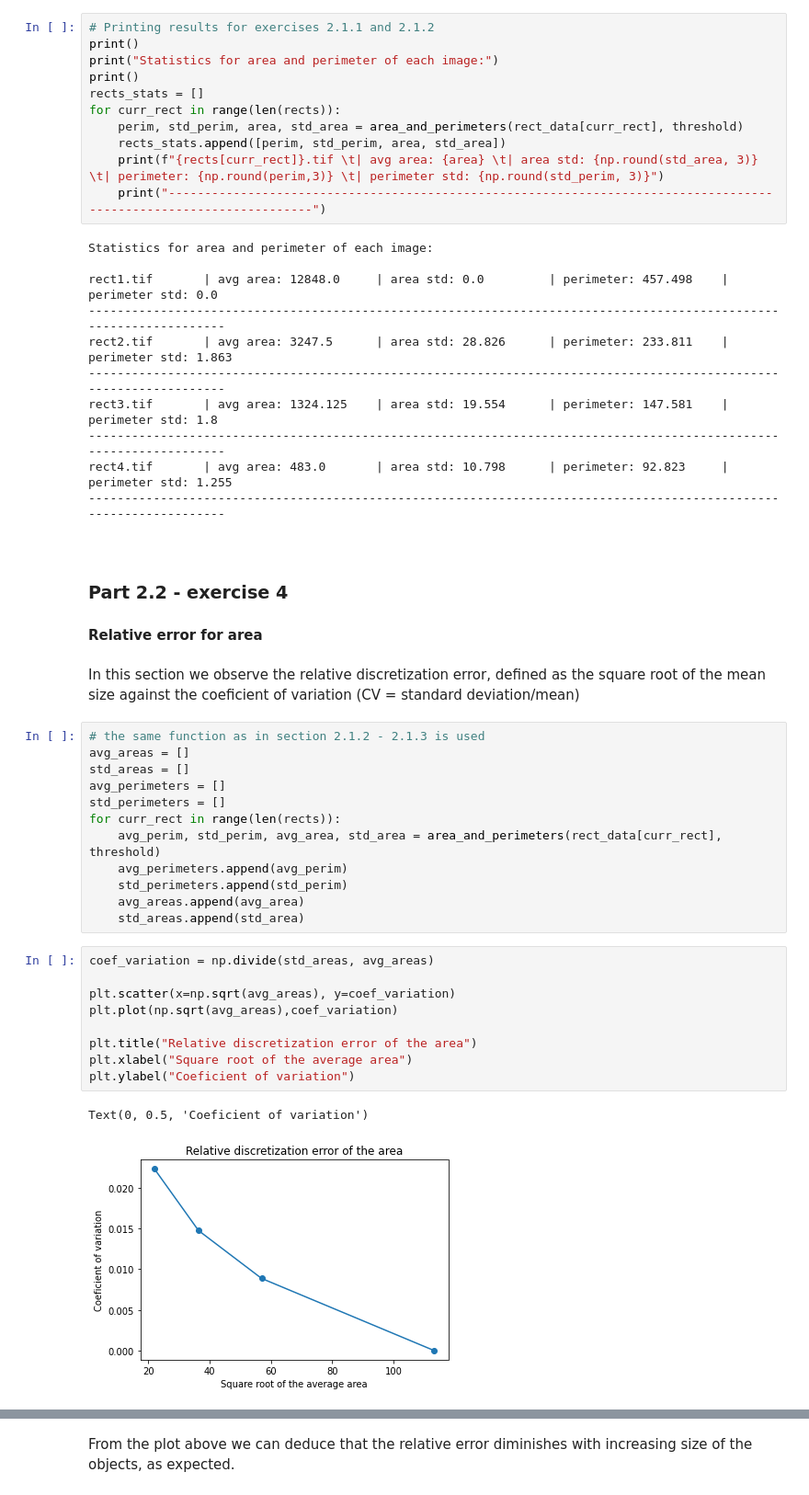
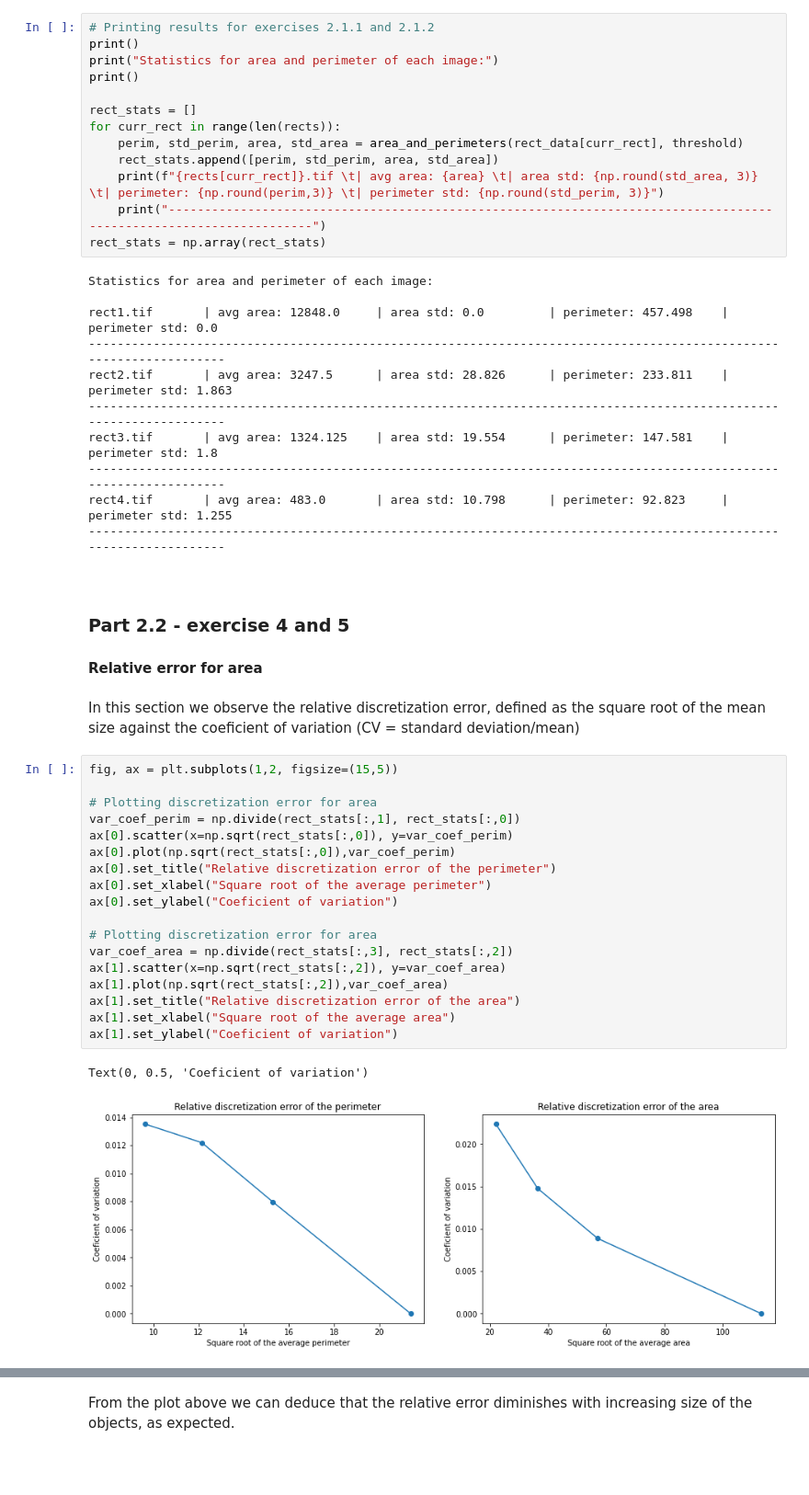
Before and after one commit to eleonoraieronimaki/image_analysis_assignment_2, a Jupyter notebook: assignment2.ipynb, the cells around one changed output, grey strips where cells are left out. Shown at 92% size. Drawn from its saved outputs; the diff is of its cells as text; blank space fills up the shorter version.

```diff
--- a/assignment2.ipynb
+++ b/assignment2.ipynb
@@ -114,12 +118,14 @@ Area of rect1.tif calculated with numpy: 4830, should be same as below.
 print()
 print("Statistics for area and perimeter of each image:")
 print()
-rects_stats = []
+
+rect_stats = []
 for curr_rect in range(len(rects)):
     perim, std_perim, area, std_area = area_and_perimeters(rect_data[curr_rect], threshold)
-    rects_stats.append([perim, std_perim, area, std_area])
+    rect_stats.append([perim, std_perim, area, std_area])
     print(f"{rects[curr_rect]}.tif \t| avg area: {area} \t| area std: {np.round(std_area, 3)} \t| perimeter: {np.round(perim,3)} \t| perimeter std: {np.round(std_perim, 3)}")
     print("-------------------------------------------------------------------------------------------------------------------")
+rect_stats = np.array(rect_stats)
 # %% [output]
 Statistics for area and perimeter of each image:
 
@@ -133,31 +139,28 @@ rect4.tif       | avg area: 483.0       | area std: 10.798      | perimeter: 92.
 -------------------------------------------------------------------------------------------------------------------
 # %% [markdown]
 <br/>
-<h3>Part 2.2 - exercise 4</h3>
+<h3>Part 2.2 - exercise 4 and 5</h3>
 <h4>Relative error for area</h4>
 # %% [markdown]
 In this section we observe the relative discretization error, defined as the square root of the mean size against the coeficient of variation (CV = standard deviation/mean)
-# %%
-# the same function as in section 2.1.2 - 2.1.3 is used
-avg_areas = []
-std_areas = []
-avg_perimeters = []
-std_perimeters = []
-for curr_rect in range(len(rects)):
-    avg_perim, std_perim, avg_area, std_area = area_and_perimeters(rect_data[curr_rect], threshold)
-    avg_perimeters.append(avg_perim)
-    std_perimeters.append(std_perim)
-    avg_areas.append(avg_area)
-    std_areas.append(std_area)
-# %%
-coef_variation = np.divide(std_areas, avg_areas)
-
-plt.scatter(x=np.sqrt(avg_areas), y=coef_variation)
-plt.plot(np.sqrt(avg_areas),coef_variation)
-
-plt.title("Relative discretization error of the area")
-plt.xlabel("Square root of the average area")
-plt.ylabel("Coeficient of variation")
-# %% [output]
-Text(0, 0.5, 'Coeficient of variation')
-[figure, removed]
+# %%
+fig, ax = plt.subplots(1,2, figsize=(15,5))
+
+# Plotting discretization error for area
+var_coef_perim = np.divide(rect_stats[:,1], rect_stats[:,0])
+ax[0].scatter(x=np.sqrt(rect_stats[:,0]), y=var_coef_perim)
+ax[0].plot(np.sqrt(rect_stats[:,0]),var_coef_perim)
+ax[0].set_title("Relative discretization error of the perimeter")
+ax[0].set_xlabel("Square root of the average perimeter")
+ax[0].set_ylabel("Coeficient of variation")
+
+# Plotting discretization error for area
+var_coef_area = np.divide(rect_stats[:,3], rect_stats[:,2])
+ax[1].scatter(x=np.sqrt(rect_stats[:,2]), y=var_coef_area)
+ax[1].plot(np.sqrt(rect_stats[:,2]),var_coef_area)
+ax[1].set_title("Relative discretization error of the area")
+ax[1].set_xlabel("Square root of the average area")
+ax[1].set_ylabel("Coeficient of variation")
+# %% [output]
+Text(0, 0.5, 'Coeficient of variation')
+[figure, added]
```
Also changed, not shown: parts of 19 cells of this notebook.
